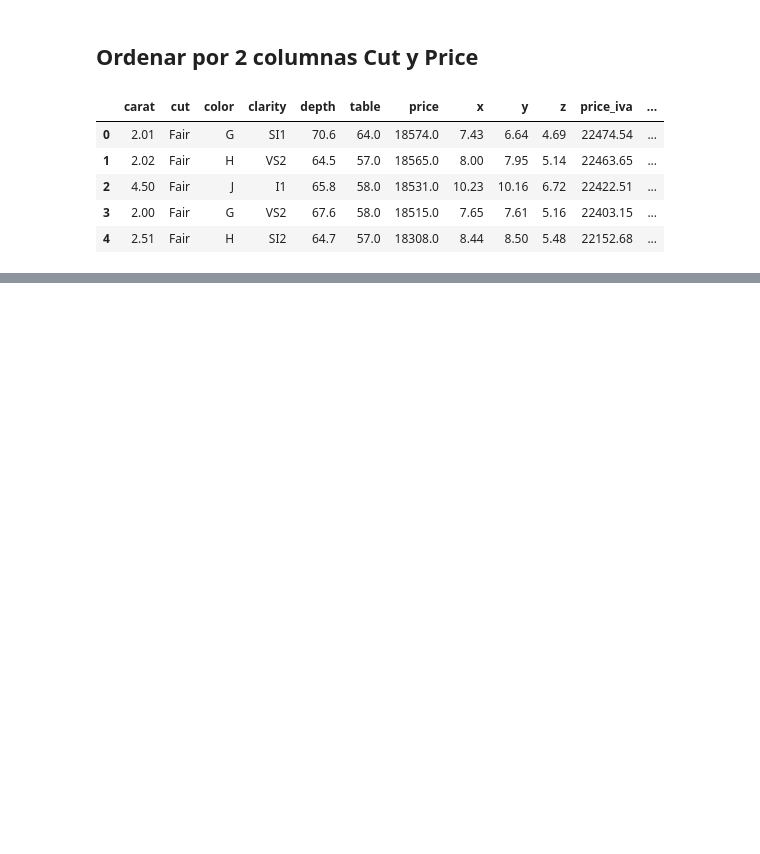
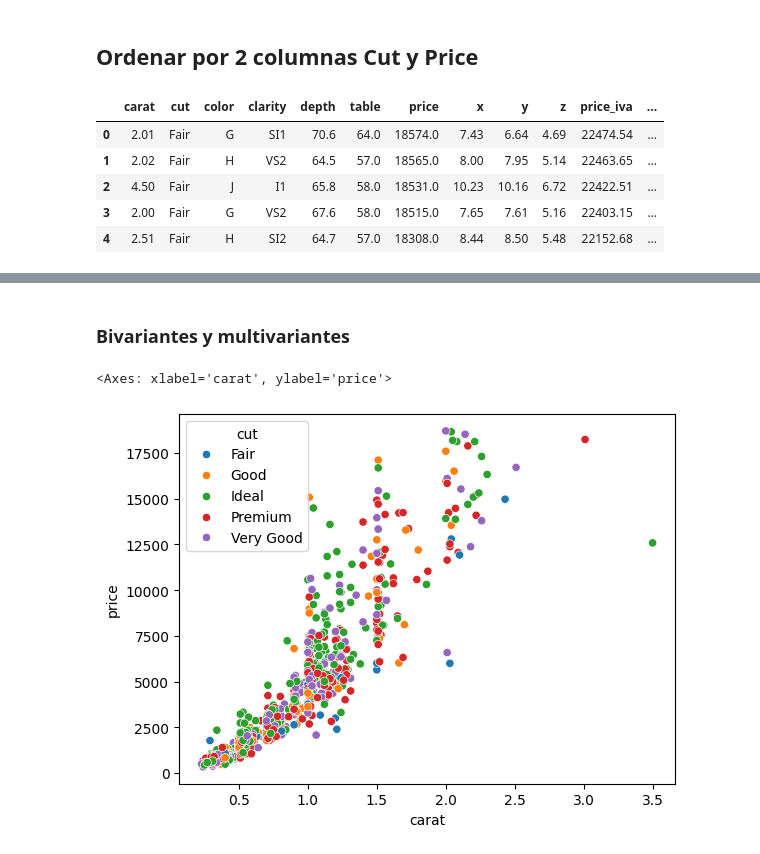
Before and after one commit to promav/PoyectosBootcamp, a Jupyter notebook: Mod3/m3_Pablo_Romero_Avila.ipynb, the cells around one changed output, grey strips where cells are left out. Drawn from its saved outputs; the diff is of its cells as text; code cells hidden in the pictures; blank space fills up the shorter version.

```diff
--- a/Mod3/m3_Pablo_Romero_Avila.ipynb
+++ b/Mod3/m3_Pablo_Romero_Avila.ipynb
@@ -218,0 +281,7 @@ df.head()
+# %% [markdown]
+### Bivariantes y multivariantes
+# %%
+sns.scatterplot(df.sample(1000), x='carat', y='price', hue='cut')
+# %% [output]
+<Axes: xlabel='carat', ylabel='price'>
+[figure, added]
```
Also changed, not shown: parts of 16 cells of this notebook.
